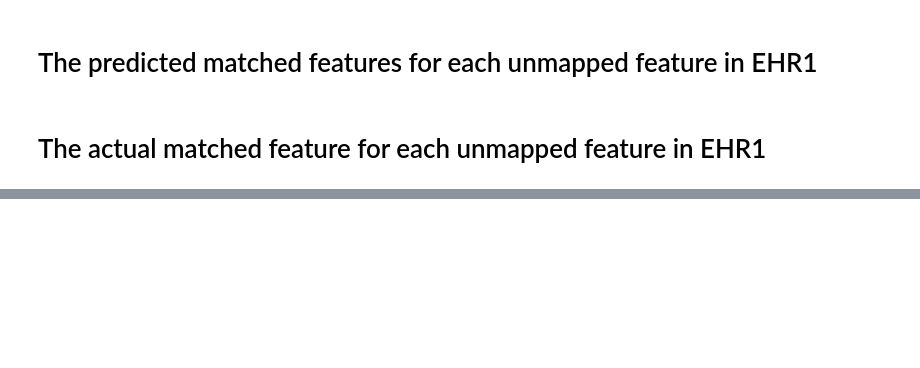
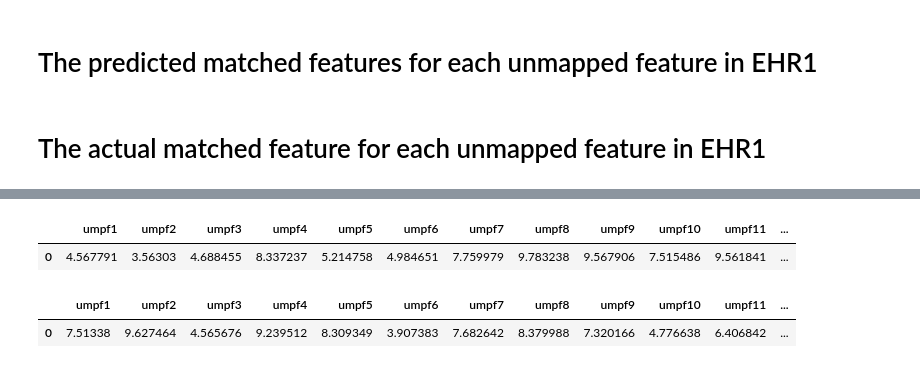
Before and after one commit to cuishuting/seq_to_seq_schema_matching, a Jupyter notebook: seq_to_seq_via_RNN.ipynb, the cells around one changed output, grey strips where cells are left out. Cells and saved outputs as stored; diff of their text form; code cells hidden in the pictures; blank space fills up the shorter version.

Commit message:
add ablation study on seq_to_seq model

```diff
--- a/seq_to_seq_via_RNN.ipynb
+++ b/seq_to_seq_via_RNN.ipynb
@@ -899,0 +995,14 @@ Sim cor F values  0.06666666666666667 0.06666666666666667
+# %%
+kfold_test_loss_1_mean_abla_model = np.mean(kfold_test_loss_1, axis=1)
+kfold_test_loss_1_mean_df_abla_model = pd.DataFrame(data=kfold_test_loss_1_mean_abla_model.reshape(1, 15), columns=["umpf"+str(i) for i in range(1, 16)])
+kfold_test_loss_1_mean_df_abla_model
+# %% [output]
+|  | umpf1 | umpf2 | umpf3 | umpf4 | umpf5 | umpf6 | umpf7 | umpf8 | umpf9 | umpf10 | umpf11 | ... |
+| 0 | 4.567791 | 3.56303 | 4.688455 | 8.337237 | 5.214758 | 4.984651 | 7.759979 | 9.783238 | 9.567906 | 7.515486 | 9.561841 | ... |
+# %%
+kfold_test_loss_2_mean_abla_model = np.mean(kfold_test_loss_2, axis=1)
+kfold_test_loss_2_mean_df_abla_model = pd.DataFrame(data=kfold_test_loss_2_mean_abla_model.reshape(1, 15), columns=["umpf"+str(i) for i in range(1, 16)])
+kfold_test_loss_2_mean_df_abla_model
+# %% [output]
+|  | umpf1 | umpf2 | umpf3 | umpf4 | umpf5 | umpf6 | umpf7 | umpf8 | umpf9 | umpf10 | umpf11 | ... |
+| 0 | 7.51338 | 9.627464 | 4.565676 | 9.239512 | 8.309349 | 3.907383 | 7.682642 | 8.379988 | 7.320166 | 4.776638 | 6.406842 | ... |
```
Also changed, not shown: parts of 95 cells of this notebook.
